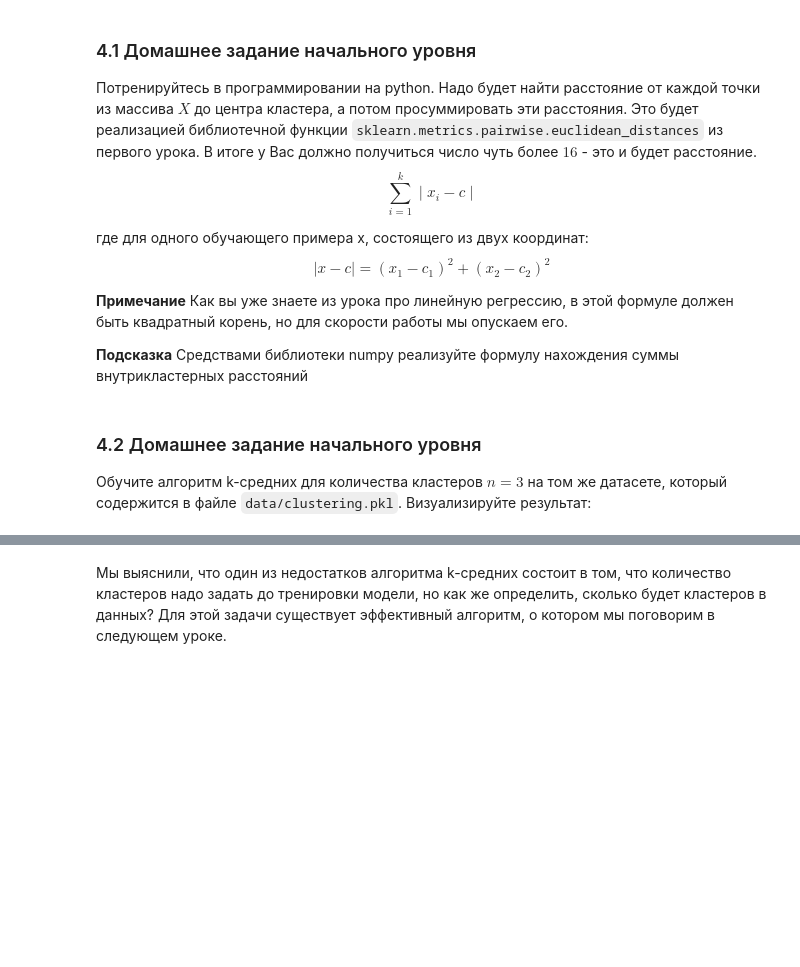
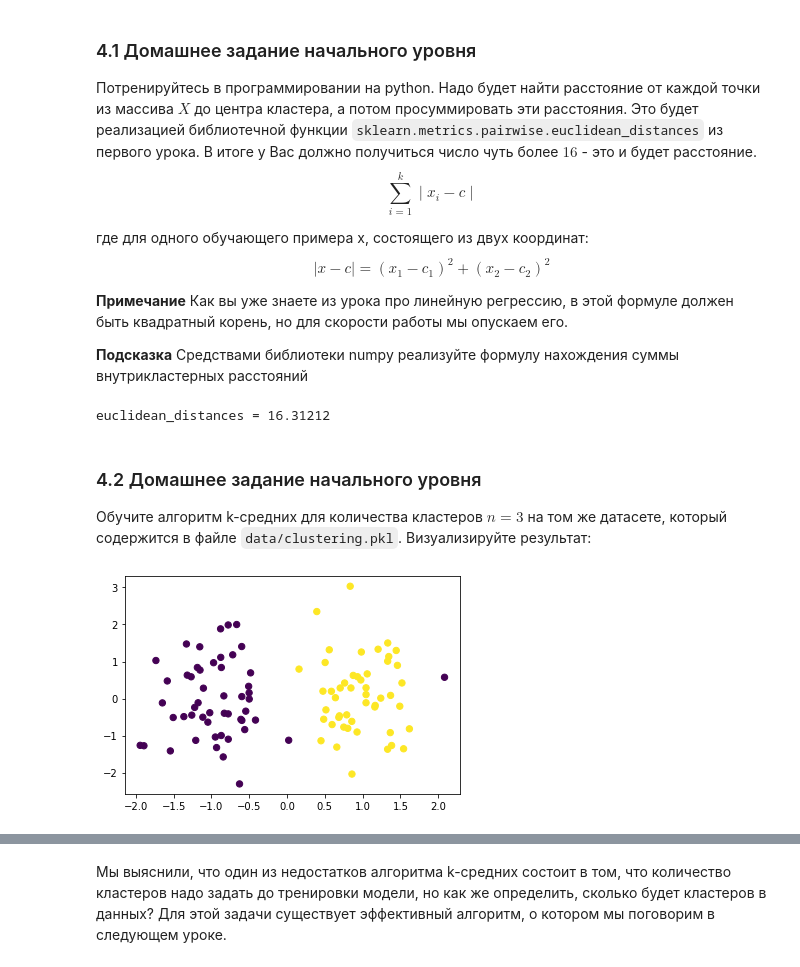
Before and after one commit to vegorovmsk/ml_beginner_level, a Jupyter notebook: 07_clasterization/jun_ml_7_hw_2.ipynb, the cells around one changed output, grey strips where cells are left out. Saved outputs shown, nothing was run; the diff lists cells and outputs as text; code cells hidden in the pictures; blank space fills up the shorter version.

```diff
--- a/07_clasterization/jun_ml_7_hw_2.ipynb
+++ b/07_clasterization/jun_ml_7_hw_2.ipynb
@@ -34,7 +34,15 @@ clust = np.array([
 
 centroid = np.array([-0.9774245525274352, -0.032635425821084516])
 
-# -- ВАШ КОД ТУТ --
+euclidean_distances = 0
+
+for i in range(clust.shape[0]):
+    dist = (clust[i][0] - centroid[0]) ** 2 + (clust[i][1] - centroid[1]) ** 2
+    euclidean_distances += dist
+
+print(f"euclidean_distances = {euclidean_distances:.5f}")
+# %% [output]
+euclidean_distances = 16.31212
 # %% [markdown]
 ### 4.2 Домашнее задание начального уровня
 
@@ -43,0 +50,15 @@ centroid = np.array([-0.9774245525274352, -0.032635425821084516])
+# %%
+import pickle
+
+with open('clustering.pkl', 'rb') as f:
+    data_clustering = pickle.load(f)
+
+X = np.array(data_clustering['X'])
+Y = np.array(data_clustering['Y'])
+
+from matplotlib import pyplot as plt
+
+plt.scatter(X[:, 0], X[:, 1], 40, marker='o', c=Y)
+plt.show()
+# %% [output]
+[figure, added]
```
Also changed, not shown: parts of 4 cells of this notebook.
